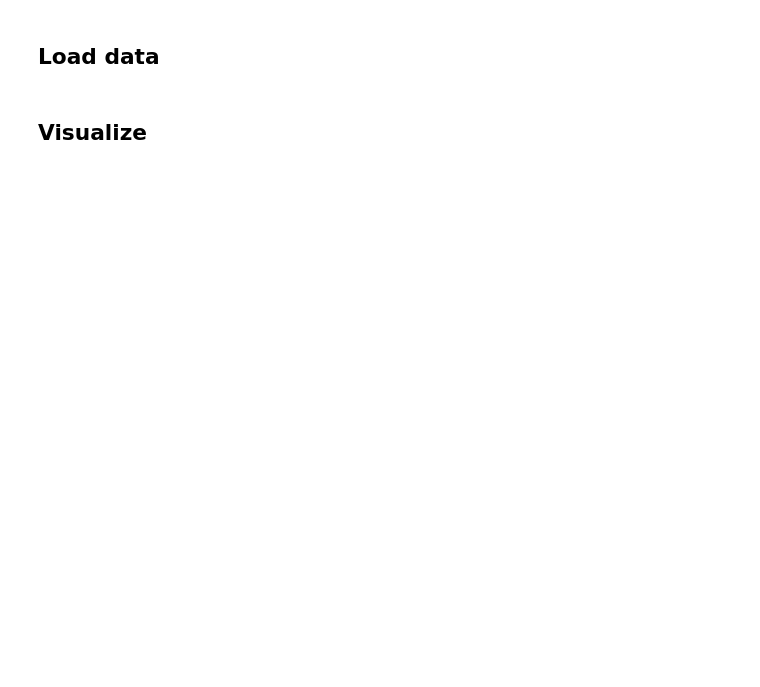
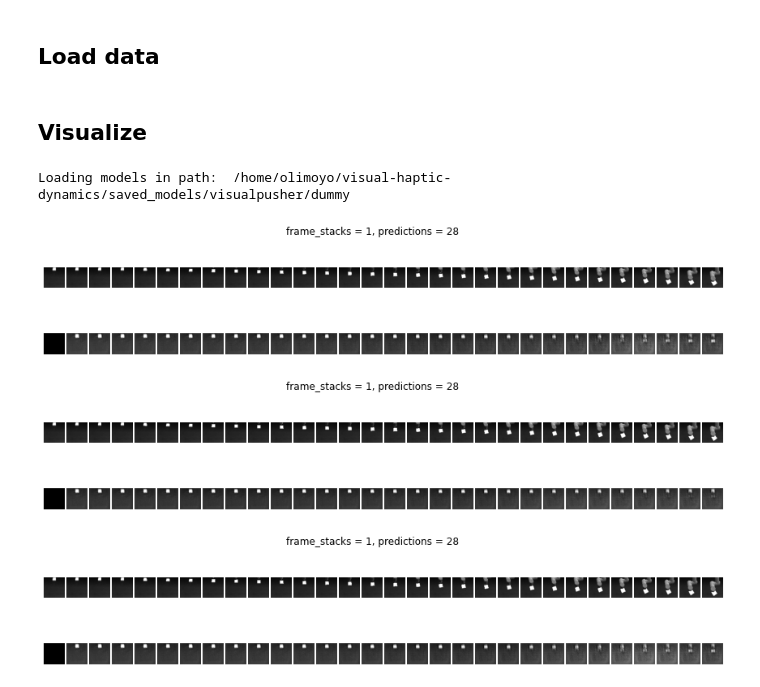
Before and after one commit to utiasSTARS/visual-haptic-dynamics, a Jupyter notebook: experiments/notebooks/prediction-vis_visualpusher.ipynb, the cells around one changed output. Cells and saved outputs as stored; diff of their text form; code cells hidden in the pictures; blank space fills up the shorter version.

```diff
--- a/experiments/notebooks/prediction-vis_visualpusher.ipynb
+++ b/experiments/notebooks/prediction-vis_visualpusher.ipynb
@@ -57,12 +57,8 @@ with torch.no_grad():
         elif model_args.dim_x[0] == 3:
             imgs = imgs_rgb
 
-        enc, dec, dyn = load_models(path, model_args, mode='eval', device=args.device)
         T = model_args.frame_stacks
-
         ii = np.random.randint(imgs.shape[0] // args.n_examples)
-
-        # Roll-out or predictions
         z_hat = torch.zeros((args.n_examples, (1 + args.n_predictions), model_args.dim_z)).to(device=args.device)
         u_f = actions[args.n_examples*ii:args.n_examples*(ii+1),
                       (T + 1):(T + 1 + args.n_predictions)] # [u_T, ..., u_{T+args.n_predictions}]
@@ -70,45 +66,93 @@ with torch.no_grad():
                  :(T + 1 + args.n_predictions)]
         x_i = imgs[args.n_examples*ii:args.n_examples*(ii+1),
                    :(T + 1)] # each [x0, ..., x_{T + 1}], torch.Size([args.n_examples, T, res, res])
-        x_i_s = frame_stack(x_i, frames=T)
-        z_i, mu_z_i, logvar_z_i = enc(x_i_s.reshape(-1, *x_i_s.shape[2:]))
-        var_z_i = torch.diag_embed(torch.exp(logvar_z_i))
-        h_i = None
+        x_i = frame_stack(x_i, frames=T)
 
-        z_hat[:, 0] = z_i
-        for jj in range(args.n_predictions):
-            u_i = u_f[:, jj]
-            z_ip1, mu_z_ip1, var_z_ip1, h_ip1 = dyn(z_t=z_i, mu_t=mu_z_i,
-                                                    var_t=var_z_i, u=u_i, h=h_i, single=True)
-            z_hat[:, jj + 1] = z_ip1[0]
-            z_i, mu_z_i, var_z_i, h_i = z_ip1[0], mu_z_ip1[0], var_z_ip1[0], h_ip1
+        if model_args.task == "push64":
+            enc, dec, dyn = load_models(path, model_args, mode='eval', device=args.device)
 
-        # Decode predictions
-        x_hat = dec(z_hat.reshape(-1, *z_hat.shape[2:]))
-        x_hat = x_hat.reshape(args.n_examples, (args.n_predictions + 1), *x_hat.shape[1:])
+            # Roll-out or predictions
+            z_i, mu_z_i, logvar_z_i = enc(x_i.reshape(-1, *x_i.shape[2:]))
+            var_z_i = torch.diag_embed(torch.exp(logvar_z_i))
+            h_i = None
+
+            z_hat[:, 0] = z_i
+            for jj in range(args.n_predictions):
+                u_i = u_f[:, jj]
+                z_ip1, mu_z_ip1, var_z_ip1, h_ip1 = dyn(z_t=z_i, mu_t=mu_z_i,
+                                                        var_t=var_z_i, u=u_i, h=h_i, single=True)
+                z_hat[:, jj + 1] = z_ip1[0]
+                z_i, mu_z_i, var_z_i, h_i = z_ip1[0], mu_z_ip1[0], var_z_ip1[0], h_ip1
+
+            # Decode predictions
+            x_hat = dec(z_hat.reshape(-1, *z_hat.shape[2:]))
+            x_hat = x_hat.reshape(args.n_examples, (args.n_predictions + 1), *x_hat.shape[1:])
+        elif model_args.task == "push64vh":
+            ft = torch.from_numpy(data["ft"]).to(device=args.device).float()
+            x_ft = ft[args.n_examples*ii:args.n_examples*(ii+1),
+                     :(T + 1 + args.n_predictions)]
+            x_ft_i = ft[args.n_examples*ii:args.n_examples*(ii+1),
+                   :(T + 1)]
+            x_ft_i = frame_stack(x_ft_i, frames=T)
+
+            arm = torch.from_numpy(data["arm"]).to(device=args.device).float()
+            x_arm = arm[args.n_examples*ii:args.n_examples*(ii+1),
+                     :(T + 1 + args.n_predictions)]
+            x_arm_i = arm[args.n_examples*ii:args.n_examples*(ii+1),
+                   :(T + 1)]
+            x_arm_i = frame_stack(x_arm_i, frames=T)
+
+            img_enc, haptic_enc, arm_enc, img_dec, mix, dyn = load_vh_models(path, model_args, mode='eval', device=args.device)
+
+            # Roll-out or predictions
+            z_img_i = img_enc(x_i.reshape(-1, *x_i.shape[2:]))
+            z_haptic_i = haptic_enc(x_ft_i.reshape(-1, *x_ft_i.shape[2:]))[:, -1]
+            z_arm_i = arm_enc(x_arm_i.reshape(-1, *x_arm_i.shape[2:]))[:, -1]
+            z_cat_i = torch.cat((z_img_i, z_haptic_i, z_arm_i), dim=1)
+            z_i, mu_z_i, logvar_z_i = mix(z_cat_i)
+            var_z_i = torch.diag_embed(torch.exp(logvar_z_i))
+            h_i = None
+
+            z_hat[:, 0] = z_i
+
+            for jj in range(args.n_predictions):
+                u_i = u_f[:, jj]
+                z_ip1, mu_z_ip1, var_z_ip1, h_ip1 = dyn(z_t=z_i, mu_t=mu_z_i,
+                                                        var_t=var_z_i, u=u_i, h=h_i, single=True)
+                z_hat[:, jj + 1] = z_ip1[0]
+                z_i, mu_z_i, var_z_i, h_i = z_ip1[0], mu_z_ip1[0], var_z_ip1[0], h_ip1
+
+            # Decode predictions
+            x_hat = img_dec(z_hat.reshape(-1, *z_hat.shape[2:]))
+            x_hat = x_hat.reshape(args.n_examples, (args.n_predictions + 1), *x_hat.shape[1:])
 
         # Move to cpu, np
         x_hat = x_hat.cpu().numpy()
         x = x.cpu().numpy()
 
         # Plotting
         for bb in range(args.n_examples):
             columns = T + 1 + args.n_predictions
             rows = 2
             fig=plt.figure(figsize=(15, 3))
             fig.suptitle('frame_stacks = {}, predictions = {}'.format(T, args.n_predictions))
             for ii in range(columns*rows):
                 if ii<((columns*rows)/2):
                     img = x[bb,ii,0,:,:]
                 else:
                     idx = int(ii-((columns*rows)/2))
                     if idx < T:
                         img = np.zeros((model_args.dim_x[1], model_args.dim_x[2]))
                     else:
                         img = x_hat[bb,idx-1,0,:,:]
                 fig.add_subplot(rows, columns, ii+1)
                 plt.imshow(img, cmap="gray")
 
                 plt.axis('off')
             plt.subplots_adjust(wspace=0.1, hspace=0)
             plt.show()
+# %% [output]
+Loading models in path:  /home/olimoyo/visual-haptic-dynamics/saved_models/visualpusher/dummy
+[figure, added]
+[figure, added]
+[figure, added]
```
Also changed, not shown: parts of 2 cells of this notebook, 11 other files.
